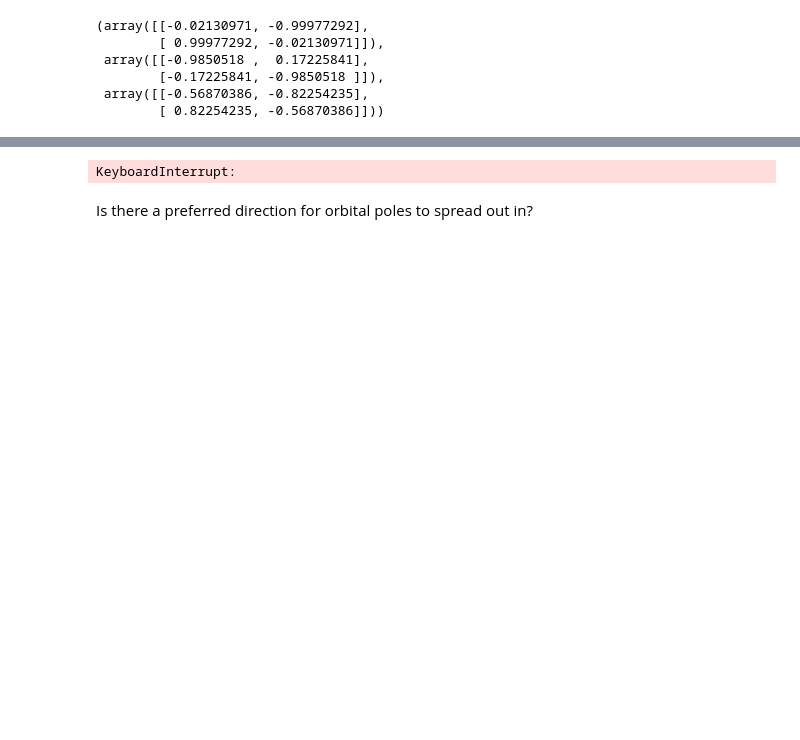
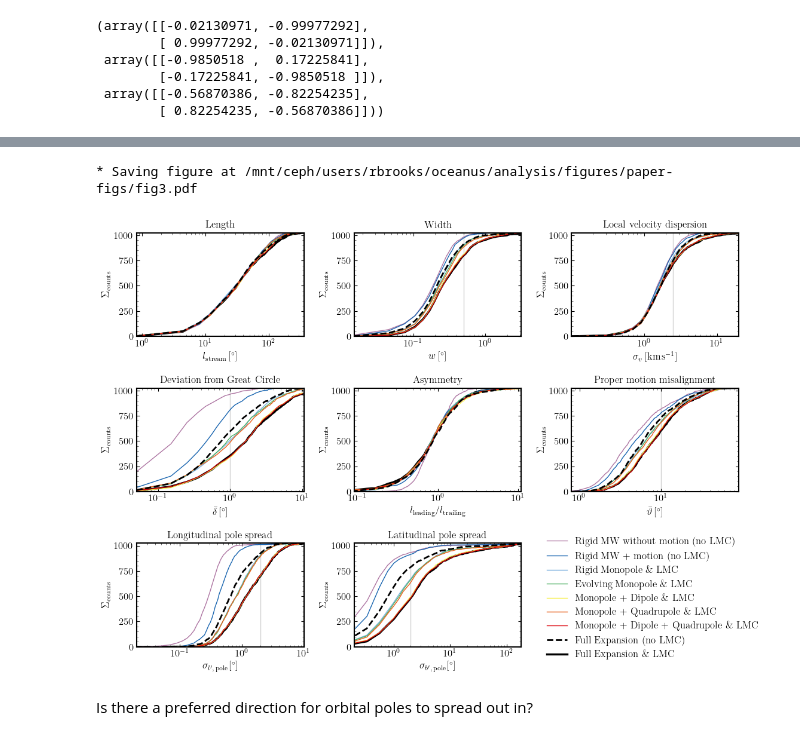
Before and after one commit to dc-broo3/oceanus, a Jupyter notebook: analysis/datamining.ipynb, the cells around one changed output, grey strips where cells are left out. Cells and saved outputs as stored; diff of their text form; code cells hidden in the pictures; blank space fills up the shorter version.

```diff
--- a/analysis/datamining.ipynb
+++ b/analysis/datamining.ipynb
@@ -157,7 +167,8 @@ def plt_1dhists_cumulative(path, plotname, savefig=False):
                             'full-MWhalo-full-MWdisc-no-LMC.hdf5', 'Full-MWhalo-MWdisc-LMC.hdf5'])
 
     labels = list(['Rigid MW without motion (no LMC)', 'Rigid MW + motion (no LMC)', 'Rigid Monopole \& LMC', 'Evolving Monopole \& LMC', \
-                   'Monopole + Dipole \& LMC', 'Mono + Quadrupole \& LMC', 'Monopole + Dipole + Quadrupole \& LMC', 'Full Expansion (no LMC)', 'Full Expansion \& LMC'])
+                   'Monopole + Dipole \& LMC', 'Monopole + Quadrupole \& LMC',\
+                   'Monopole + Dipole + Quadrupole \& LMC', 'Full Expansion (no LMC)', 'Full Expansion \& LMC'])
 
     for j in range(len(potentials)):
 
@@ -287,7 +298,7 @@ def plt_1dhists_cumulative(path, plotname, savefig=False):
 
         plt.xlabel(r'$\bar{\vartheta} \,[^{\circ}]$')
         plt.ylabel(r'$\Sigma_{\mathrm{counts}}$')
-        plt.xlim(0.2,90)
+        plt.xlim(0.8,90)
         plt.xscale('log')
         plt.ylim(0,1024)
         plt.title('Proper motion misalignment')
@@ -336,17 +347,18 @@ def plt_1dhists_cumulative(path, plotname, savefig=False):
     if savefig==False:
         return
     elif savefig==True:
-        savepath = '/mnt/ceph/users/rbrooks/oceanus/analysis/figures/histograms/{}'.format(plotname)
+        savepath = '/mnt/ceph/users/rbrooks/oceanus/analysis/figures/paper-figs/{}'.format(plotname)
         print('* Saving figure at {}.pdf'.format(savepath))
         plt.savefig(savepath, bbox_inches='tight')
     # plt.close()
 # %%
 path = '/mnt/ceph/users/rbrooks/oceanus/analysis/stream-runs/combined-files/plotting_data/1024-dthalfMyr-10rpmin-75ramax/'
-plotname= '1d-hists-cumulative'
+plotname= 'fig3'
 
 plt_1dhists_cumulative(path, plotname, True)
 # %% [output]
-KeyboardInterrupt:
+* Saving figure at /mnt/ceph/users/rbrooks/oceanus/analysis/figures/paper-figs/fig3.pdf
+[figure, added]
 # %% [markdown]
 Is there a preferred direction for orbital poles to spread out in?
 # %%
```
Also changed, not shown: parts of 5 cells of this notebook, 36 other files.
